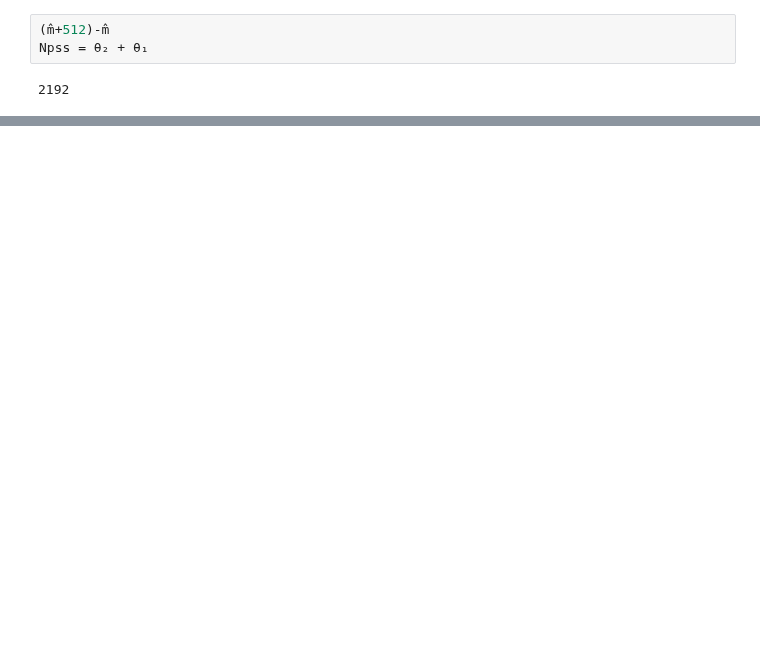
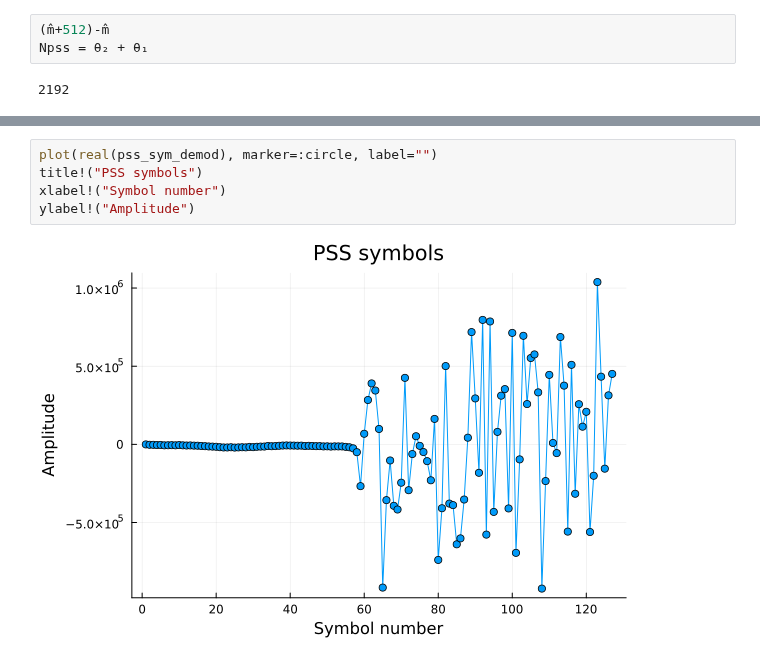
Before and after one commit to setrar/DigiCom, a Jupyter notebook: Labs/TP2/julia/TP2-Handout.jl.ipynb, the cells around one changed output, grey strips where cells are left out. Saved outputs shown, nothing was run; the diff lists cells and outputs as text; blank space fills up the shorter version.

```diff
--- a/Labs/TP2/julia/TP2-Handout.jl.ipynb
+++ b/Labs/TP2/julia/TP2-Handout.jl.ipynb
@@ -144,0 +203,7 @@ scatter(I_values, Q_values, xlabel="In-phase (I)", ylabel="Quadrature (Q)", labe
+# %%
+plot(real(pss_sym_demod), marker=:circle, label="")
+title!("PSS symbols")
+xlabel!("Symbol number")
+ylabel!("Amplitude")
+# %% [output]
+[figure, added]
```
Also changed, not shown: parts of 17 cells of this notebook, 3 other files.
